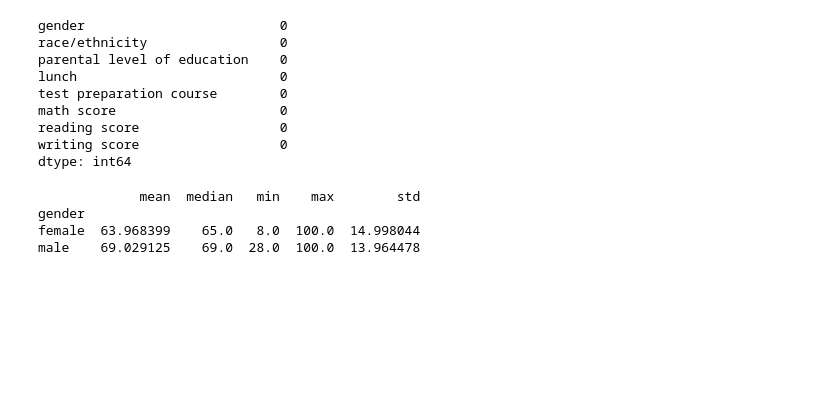
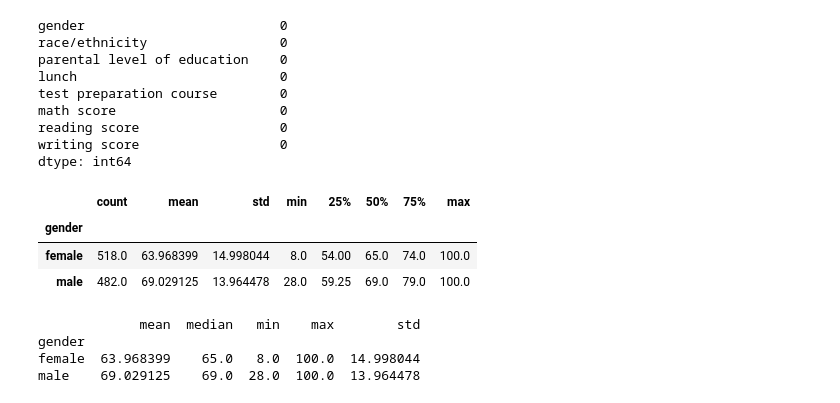
Before and after one commit to suyogjadhav45/DSBDA-LAB, a Jupyter notebook: Assignments/Assig5.ipynb, the cells around one changed output. Cells and saved outputs as stored; diff of their text form; code cells hidden in the pictures; blank space fills up the shorter version.

```diff
--- a/Assignments/Assig5.ipynb
+++ b/Assignments/Assig5.ipynb
@@ -54,6 +54,14 @@ math score                     0
 reading score                  0
 writing score                  0
 dtype: int64
+# %%
+stats_math=df.groupby("gender")["math score"].describe()
+stats_math
+# %% [output]
+|  | count | mean | std | min | 25% | 50% | 75% | max |
+| gender |  |  |  |  |  |  |  |  |
+| female | 518.0 | 63.968399 | 14.998044 | 8.0 | 54.00 | 65.0 | 74.0 | 100.0 |
+| male | 482.0 | 69.029125 | 13.964478 | 28.0 | 59.25 | 69.0 | 79.0 | 100.0 |
 # %%
 # Group by categorical variable and calculate statistics like mean median etc for numeric variables
 # categrical variable - gender
```
Also changed, not shown: parts of 1 cell of this notebook, 16 other files.
